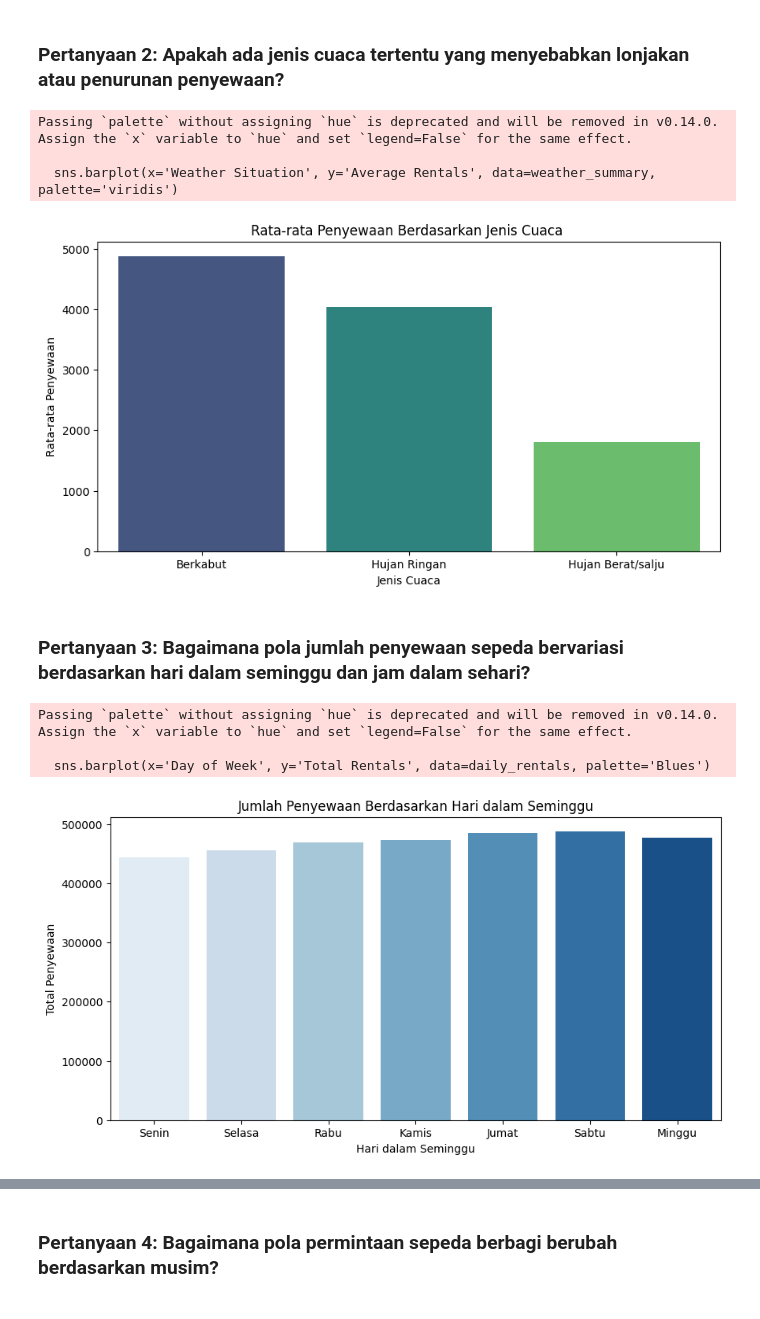
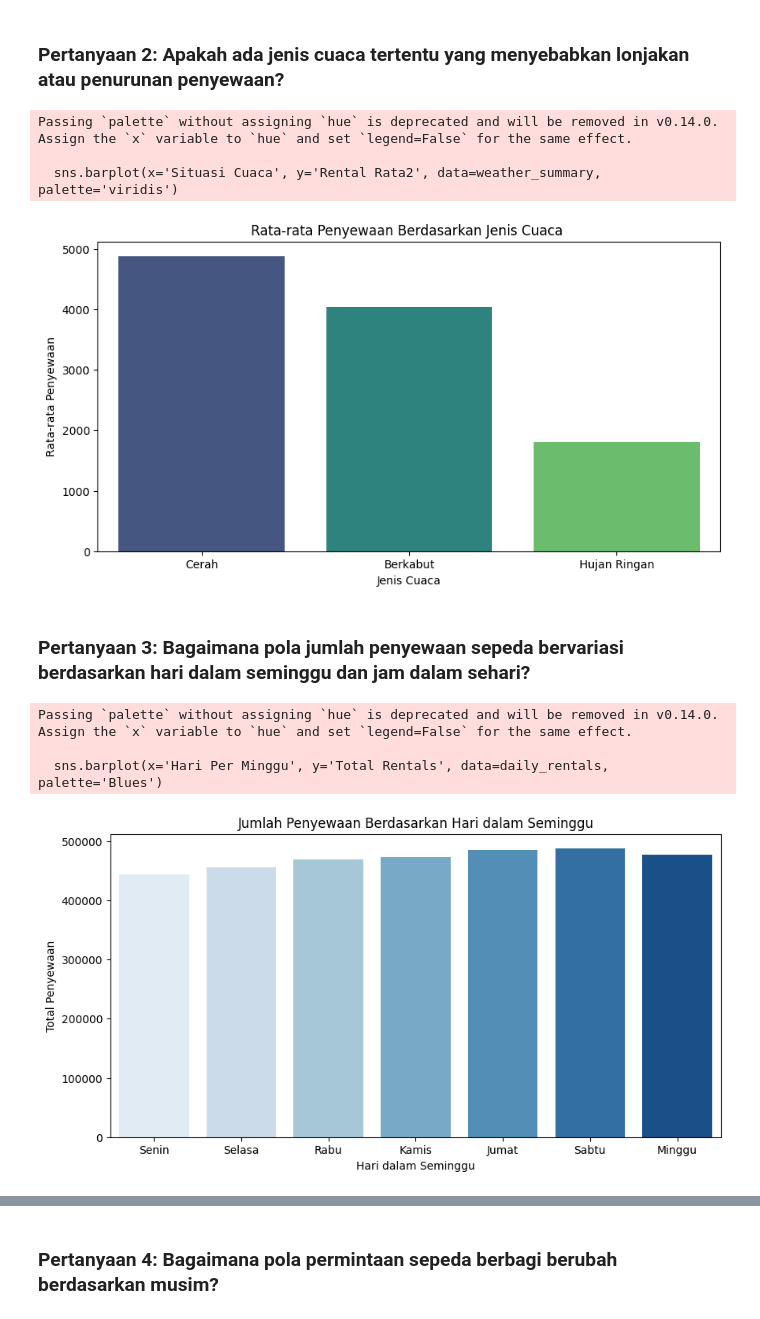
Before and after one commit to ThirafiQaedi/ThirafiQaedi-Dicoding_Belajar-Analisis-Data-dengan-Python_Proyek-Analisis-Data-Bike-Sharing, a Jupyter notebook: notebook.ipynb, the cells around one changed output, grey strips where cells are left out. Cells and saved outputs as stored; diff of their text form; code cells hidden in the pictures.

```diff
--- a/notebook.ipynb
+++ b/notebook.ipynb
@@ -377,14 +378,14 @@ correlation
 # %%
 # Menghitung rata-rata penyewaan berdasarkan jenis cuaca
 weather_summary = day_df.groupby('weathersit')['cnt'].agg(['mean', 'sum', 'count']).reset_index()
-weather_summary.columns = ['Weather Situation', 'Average Rentals', 'Total Rentals', 'Days Count']
+weather_summary.columns = ['Situasi Cuaca', 'Rental Rata2', 'Total Rentals', 'Count Hari']
 weather_mapping = {
     1: 'Cerah',
     2: 'Berkabut',
     3: 'Hujan Ringan',
     4: 'Hujan Berat/salju',
 }
-weather_summary['Weather Situation'] = weather_summary['Weather Situation'].map(weather_mapping)
+weather_summary['Situasi Cuaca'] = weather_summary['Situasi Cuaca'].map(weather_mapping)
 print("\nRata-rata Penyewaan Berdasarkan Jenis Cuaca:")
 weather_summary
 # %% [output]
@@ -536,21 +538,21 @@ plt.show()
 # %%
 # Visualisasi rata-rata penyewaan berdasarkan jenis cuaca dengan bar chart
 plt.figure(figsize=(10, 5))
-sns.barplot(x='Weather Situation', y='Average Rentals', data=weather_summary, palette='viridis')
+sns.barplot(x='Situasi Cuaca', y='Rental Rata2', data=weather_summary, palette='viridis')
 plt.title('Rata-rata Penyewaan Berdasarkan Jenis Cuaca ')
 plt.xlabel('Jenis Cuaca')
 plt.ylabel('Rata-rata Penyewaan')
 plt.show()
 # %% [output]
 Passing `palette` without assigning `hue` is deprecated and will be removed in v0.14.0. Assign the `x` variable to `hue` and set `legend=False` for the same effect.
 
-  sns.barplot(x='Weather Situation', y='Average Rentals', data=weather_summary, palette='viridis')
+  sns.barplot(x='Situasi Cuaca', y='Rental Rata2', data=weather_summary, palette='viridis')
-[figure, old version]
+[figure, new version]
 # %% [markdown]
 ### Pertanyaan 3: Bagaimana pola jumlah penyewaan sepeda bervariasi berdasarkan hari dalam seminggu dan jam dalam sehari?
 # %%
 plt.figure(figsize=(10, 5))
-sns.barplot(x='Day of Week', y='Total Rentals', data=daily_rentals, palette='Blues')
+sns.barplot(x='Hari Per Minggu', y='Total Rentals', data=daily_rentals, palette='Blues')
 plt.title('Jumlah Penyewaan Berdasarkan Hari dalam Seminggu')
 plt.xlabel('Hari dalam Seminggu')
 plt.ylabel('Total Penyewaan')
@@ -558,7 +560,7 @@ plt.show()
 # %% [output]
 Passing `palette` without assigning `hue` is deprecated and will be removed in v0.14.0. Assign the `x` variable to `hue` and set `legend=False` for the same effect.
 
-  sns.barplot(x='Day of Week', y='Total Rentals', data=daily_rentals, palette='Blues')
+  sns.barplot(x='Hari Per Minggu', y='Total Rentals', data=daily_rentals, palette='Blues')
 [figure]
 # %%
 plt.figure(figsize=(10, 5))
```
Also changed, not shown: parts of 11 cells of this notebook, 1 other file.
